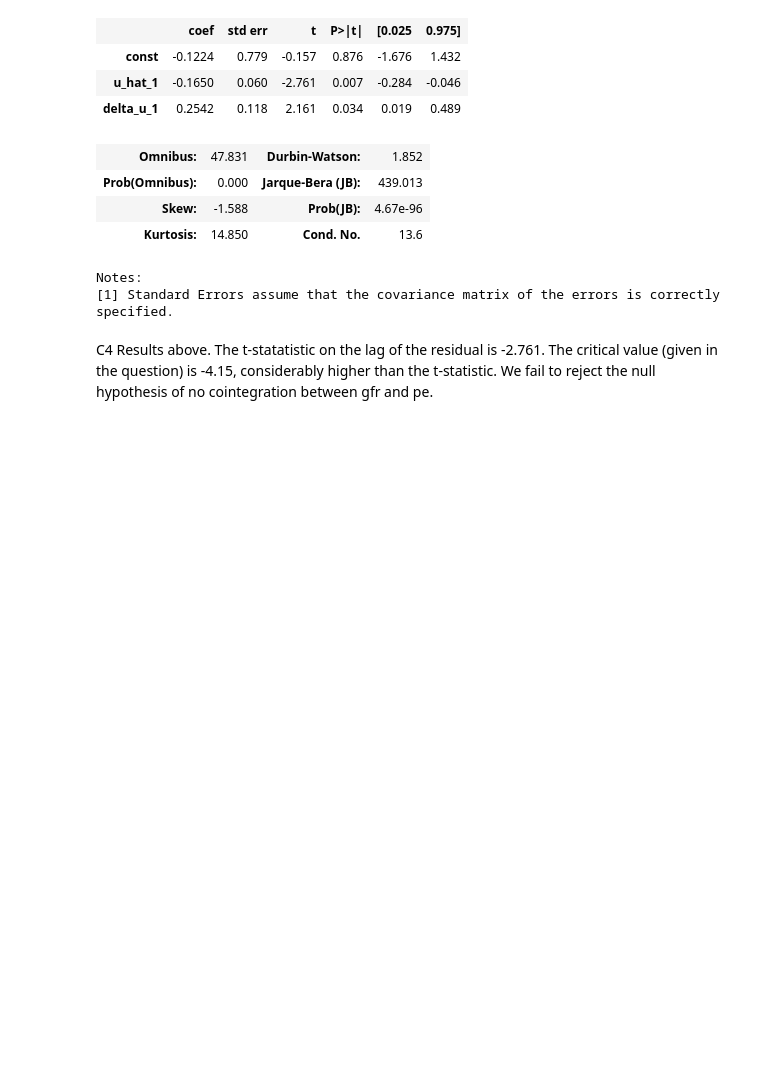
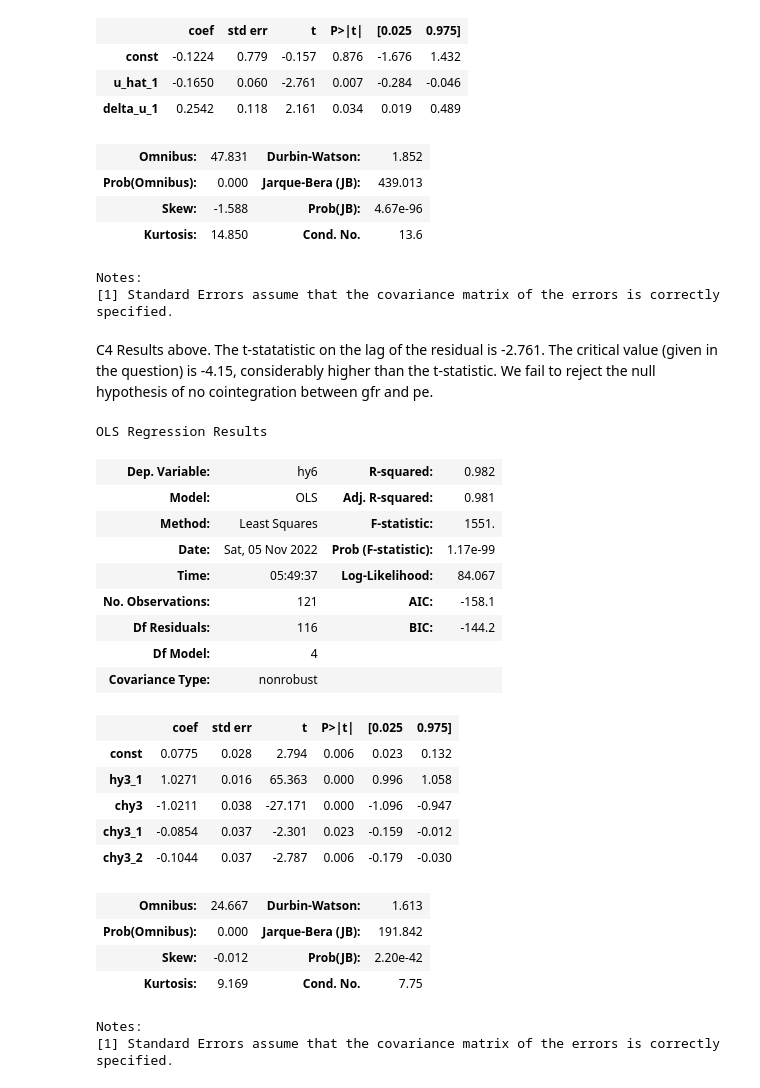
Before and after one commit to systemchalk/wooldridge_workbook, a Jupyter notebook: ch18.ipynb, the cells around one changed output. Saved outputs shown, nothing was run; the diff lists cells and outputs as text; code cells hidden in the pictures; blank space fills up the shorter version.

Commit message:
Completed exercise 5

```diff
--- a/ch18.ipynb
+++ b/ch18.ipynb
@@ -250,3 +250,33 @@ Notes:
 [1] Standard Errors assume that the covariance matrix of the errors is correctly specified.
 # %% [markdown]
 C4 Results above. The t-statatistic on the lag of the residual is -2.761. The critical value (given in the question) is -4.15, considerably higher than the t-statistic. We fail to reject the null hypothesis of no cointegration between gfr and pe.
+# %%
+# Exercise 5
+intqrt = pd.read_stata("./stata/INTQRT.DTA")
+intqrt["chy3_2"] = intqrt["chy3_1"].shift(1)
+X = sm.add_constant(intqrt[["hy3_1", "chy3", "chy3_1", "chy3_2"]])
+model = sm.OLS(intqrt["hy6"], X, missing="drop").fit()
+model.summary()
+# %% [output]
+OLS Regression Results
+| Dep. Variable: | hy6 | R-squared: | 0.982 |
+| Model: | OLS | Adj. R-squared: | 0.981 |
+| Method: | Least Squares | F-statistic: | 1551. |
+| Date: | Sat, 05 Nov 2022 | Prob (F-statistic): | 1.17e-99 |
+| Time: | 05:49:37 | Log-Likelihood: | 84.067 |
+| No. Observations: | 121 | AIC: | -158.1 |
+| Df Residuals: | 116 | BIC: | -144.2 |
+| Df Model: | 4 |  |  |
+| Covariance Type: | nonrobust |  |  |
+|  | coef | std err | t | P>|t| | [0.025 | 0.975] |
+| const | 0.0775 | 0.028 | 2.794 | 0.006 | 0.023 | 0.132 |
+| hy3_1 | 1.0271 | 0.016 | 65.363 | 0.000 | 0.996 | 1.058 |
+| chy3 | -1.0211 | 0.038 | -27.171 | 0.000 | -1.096 | -0.947 |
+| chy3_1 | -0.0854 | 0.037 | -2.301 | 0.023 | -0.159 | -0.012 |
+| chy3_2 | -0.1044 | 0.037 | -2.787 | 0.006 | -0.179 | -0.030 |
+| Omnibus: | 24.667 | Durbin-Watson: | 1.613 |
+| Prob(Omnibus): | 0.000 | Jarque-Bera (JB): | 191.842 |
+| Skew: | -0.012 | Prob(JB): | 2.20e-42 |
+| Kurtosis: | 9.169 | Cond. No. | 7.75 |
+Notes:
+[1] Standard Errors assume that the covariance matrix of the errors is correctly specified.
```
Also changed, not shown: parts of 11 cells of this notebook.
